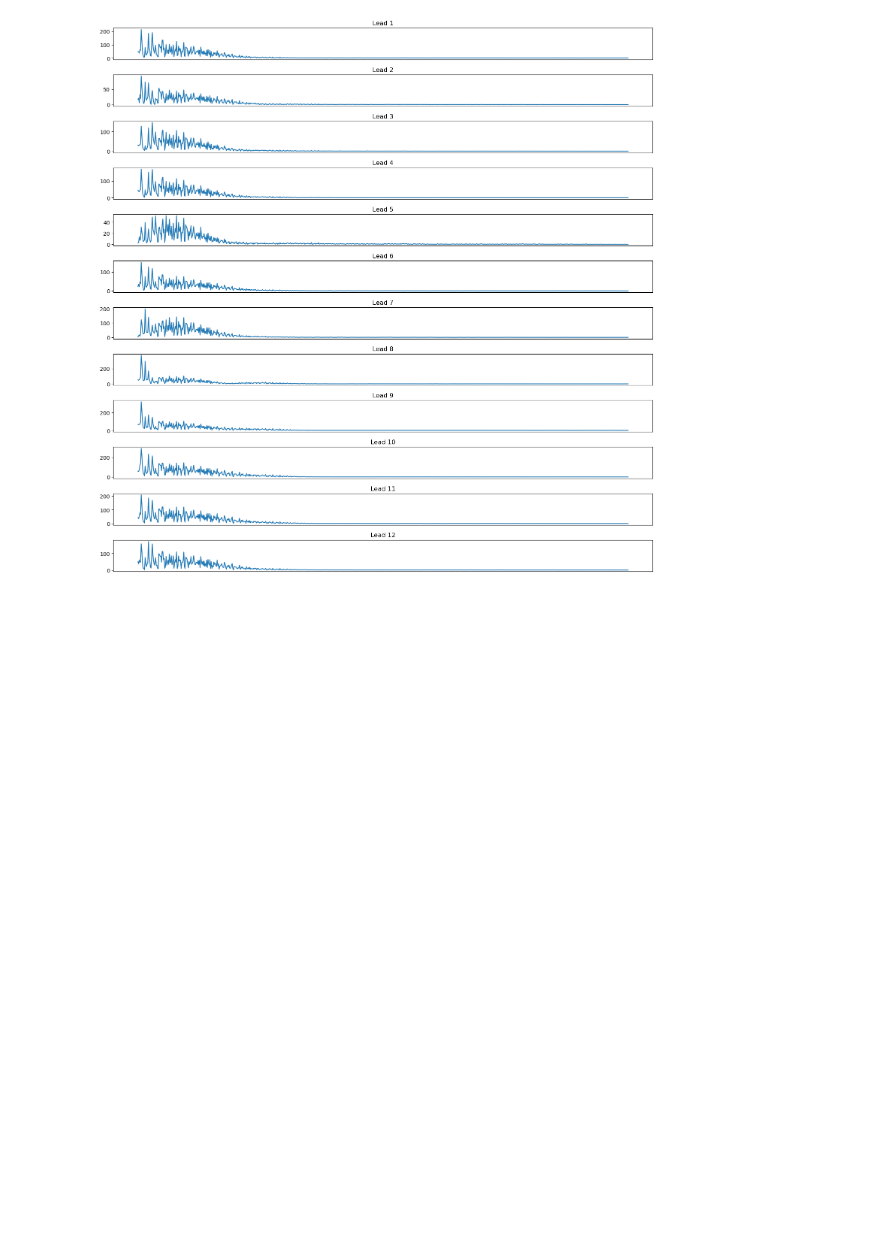
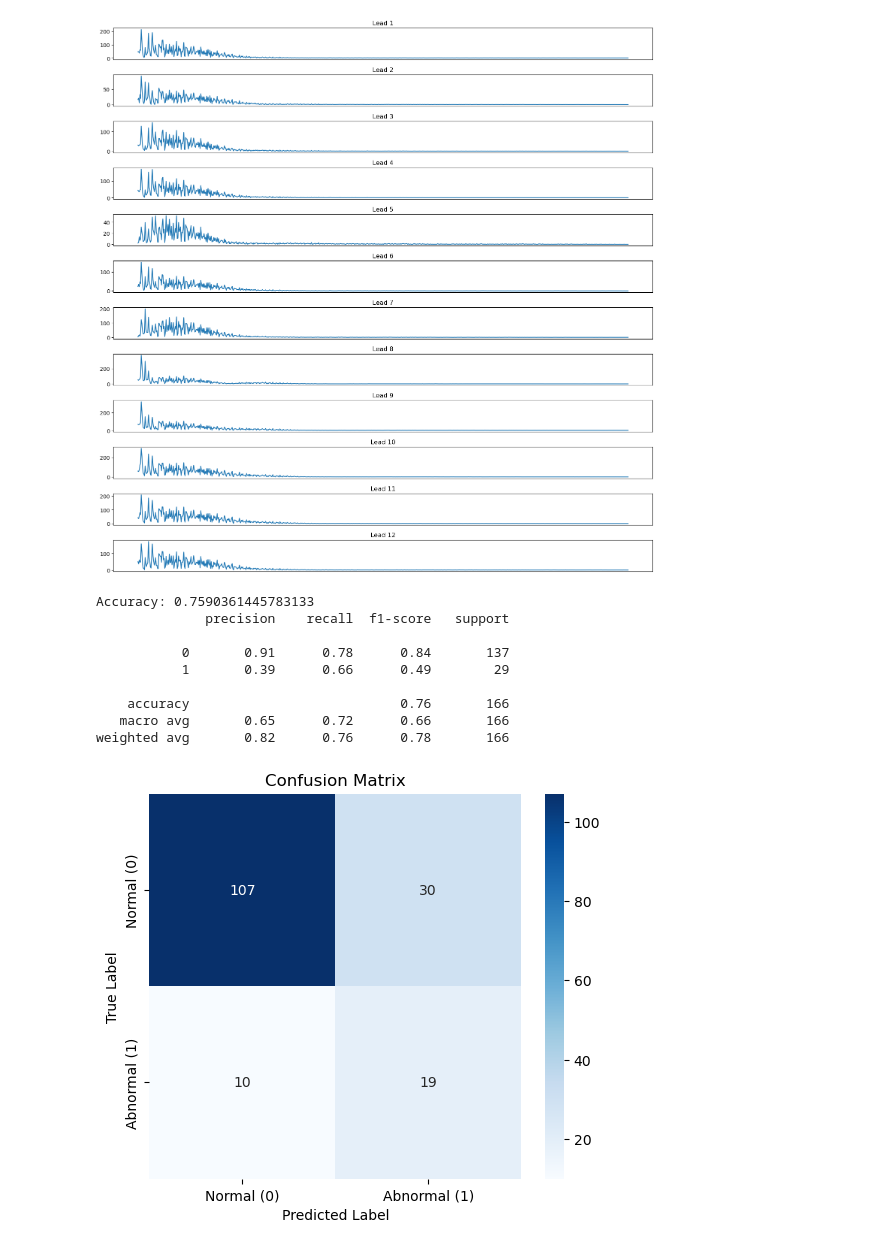
Before and after one commit to A-Bosselaar/TM10007-Machine-Learning-assignment, a Jupyter notebook: assignment_ecg.ipynb, the cells around one changed output. Cells and saved outputs as stored; diff of their text form; code cells hidden in the pictures; blank space fills up the shorter version.

```diff
--- a/assignment_ecg.ipynb
+++ b/assignment_ecg.ipynb
@@ -74,3 +79,56 @@ plt.tight_layout()  # Adjust the subplots to fit into the figure
 plt.show()
 # %% [output]
 [figure]
+# %%
+import matplotlib.pyplot as plt
+import seaborn as sns
+import numpy as np
+from sklearn.model_selection import train_test_split
+from sklearn.feature_selection import SelectKBest, mutual_info_classif
+from sklearn.ensemble import RandomForestClassifier
+from sklearn.metrics import accuracy_score, classification_report, confusion_matrix
+
+# Assuming the first columns are features, and the last column is the label
+X = data.iloc[:, :-1].values  # Features (ECG frequency data)
+y = data.iloc[:, -1].values   # Labels (0 = Normal, 1 = Abnormal)
+
+# Stratified train-test split (ensures same ratio of normal/abnormal in train/test sets)
+X_train, X_test, y_train, y_test = train_test_split(X, y, test_size=0.2, random_state=42, stratify=y)
+
+# Select top K features based on mutual information
+selector = SelectKBest(mutual_info_classif, k=100)  # Select top 100 features
+X_train_selected = selector.fit_transform(X_train, y_train)
+X_test_selected = selector.transform(X_test)
+
+# Initialize Random Forest Classifier
+rf = RandomForestClassifier(n_estimators=150, max_depth=3, random_state=42, class_weight={0: 1, 1: 7}, n_jobs=-1)
+rf.fit(X_train_selected, y_train)
+
+# Make predictions
+y_pred = rf.predict(X_test_selected)
+
+# Evaluation Metrics
+print("Accuracy:", accuracy_score(y_test, y_pred))
+print(classification_report(y_test, y_pred))
+
+# Compute Confusion Matrix
+cm = confusion_matrix(y_test, y_pred)
+
+# Plot Confusion Matrix
+plt.figure(figsize=(6, 5))
+sns.heatmap(cm, annot=True, fmt="d", cmap="Blues", xticklabels=["Normal (0)", "Abnormal (1)"], yticklabels=["Normal (0)", "Abnormal (1)"])
+plt.xlabel("Predicted Label")
+plt.ylabel("True Label")
+plt.title("Confusion Matrix")
+plt.show()
+# %% [output]
+Accuracy: 0.7590361445783133
+              precision    recall  f1-score   support
+
+           0       0.91      0.78      0.84       137
+           1       0.39      0.66      0.49        29
+
+    accuracy                           0.76       166
+   macro avg       0.65      0.72      0.66       166
+weighted avg       0.82      0.76      0.78       166
+[figure, added]
```
Also changed, not shown: parts of 6 cells of this notebook, 1 other file.
